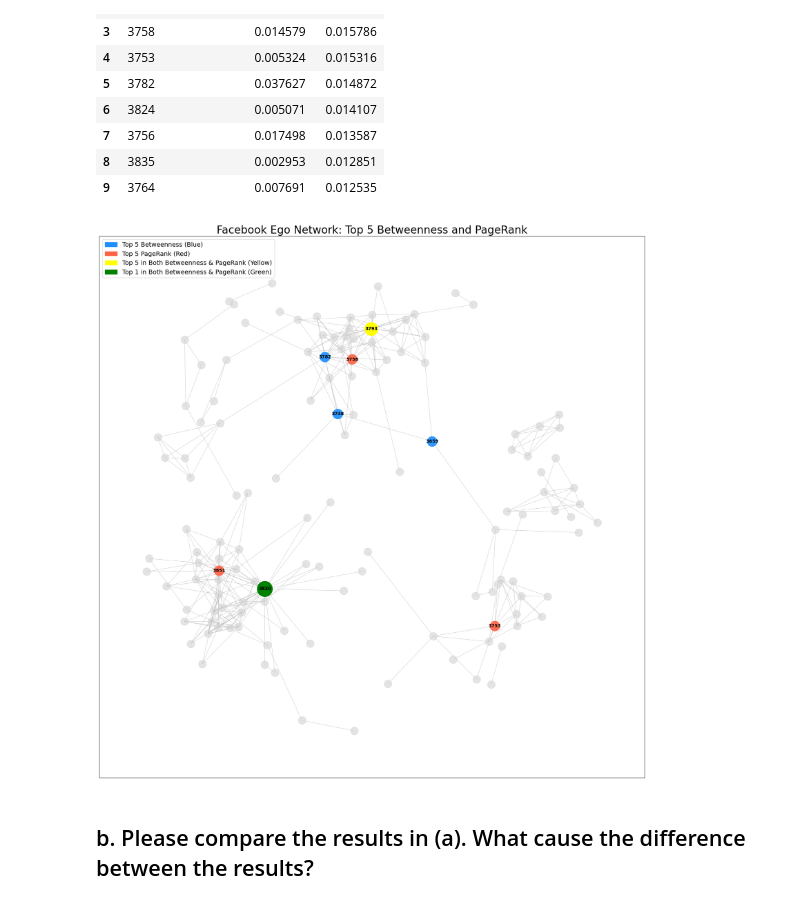
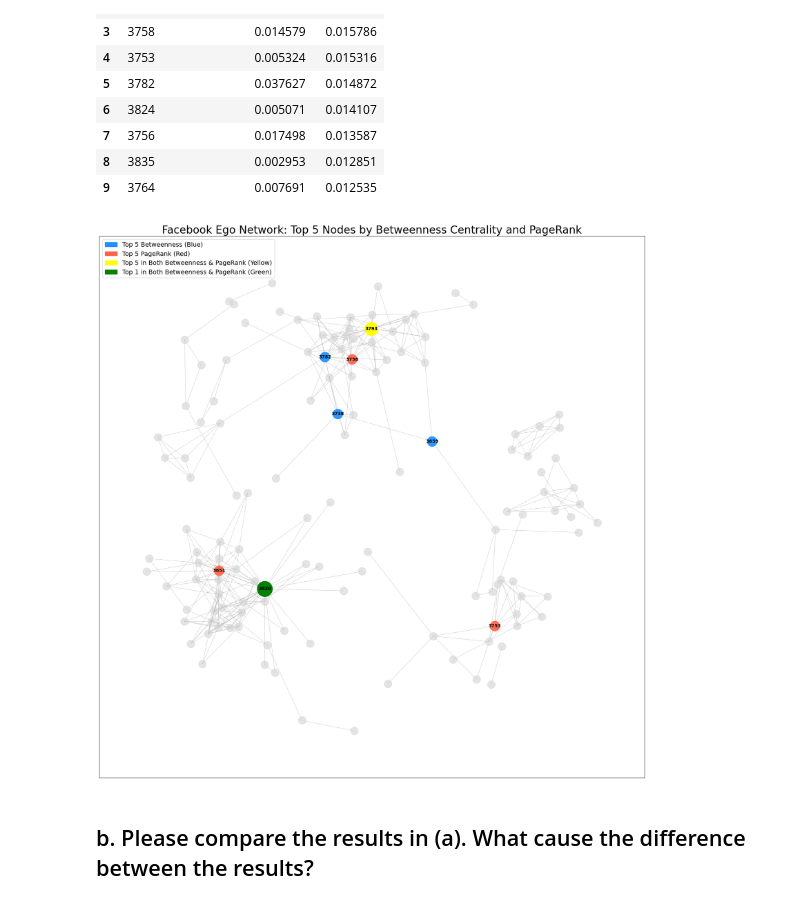
Before and after one commit to pariaighanian/Analysis_of_Complex_Netwroks, a Jupyter notebook: assignment_04.ipynb, the cells around one changed output. Saved outputs shown, nothing was run; the diff lists cells and outputs as text; code cells hidden in the pictures.

```diff
--- a/assignment_04.ipynb
+++ b/assignment_04.ipynb
@@ -84,35 +84,35 @@ nx.draw_networkx_nodes(facebook_G, pos, nodelist=top_5_pagerank_excl_overlap, no
 
 # Highlight the overlap nodes (in both top 5 Betweenness and PageRank) in yellow
 overlap_excl_highest = [node for node in overlap_nodes if node != highest_node_in_both]
 nx.draw_networkx_nodes(facebook_G, pos, nodelist=overlap_excl_highest, node_color='yellow', node_size=900, alpha=1)  # Yellow
 
 # Highlight the node that ranks highest in both metrics in green (if it exists)
 if highest_node_in_both:
     nx.draw_networkx_nodes(facebook_G, pos, nodelist=[highest_node_in_both], node_color='green', node_size=1200, alpha=1)  # Green
 
 nx.draw_networkx_edges(facebook_G, pos, edge_color='gray', alpha=0.3, width=1)
 
 labels_betweenness = {node: node for node in top_5_betweenness_nodes}
 nx.draw_networkx_labels(facebook_G, pos, labels_betweenness, font_size=10, font_color='black', font_weight='bold')
 
 labels_pagerank = {node: node for node in top_5_pagerank_nodes}
 nx.draw_networkx_labels(facebook_G, pos, labels_pagerank, font_size=10, font_color='black', font_weight='bold')
 
 
 
 legend_elements = [
     mpatches.Patch(color='#1E90FF', label='Top 5 Betweenness (Blue)'),
     mpatches.Patch(color='#FF6347', label='Top 5 PageRank (Red)'),
     mpatches.Patch(color='yellow', label='Top 5 in Both Betweenness & PageRank (Yellow)'),
     mpatches.Patch(color='green', label='Top 1 in Both Betweenness & PageRank (Green)')
 ]
 
 plt.legend(handles=legend_elements, loc='upper left', fontsize=14)
 
-plt.title('Facebook Ego Network: Top 5 Betweenness and PageRank', fontsize=24)
+plt.title('Facebook Ego Network: Top 5 Nodes by Betweenness Centrality and PageRank', fontsize=24)
 plt.show()
 # %% [output]
-[figure, old version]
+[figure, new version]
 # %% [markdown]
 ## b. Please compare the results in (a). What cause the difference between the results?
 # %% [markdown]
```
